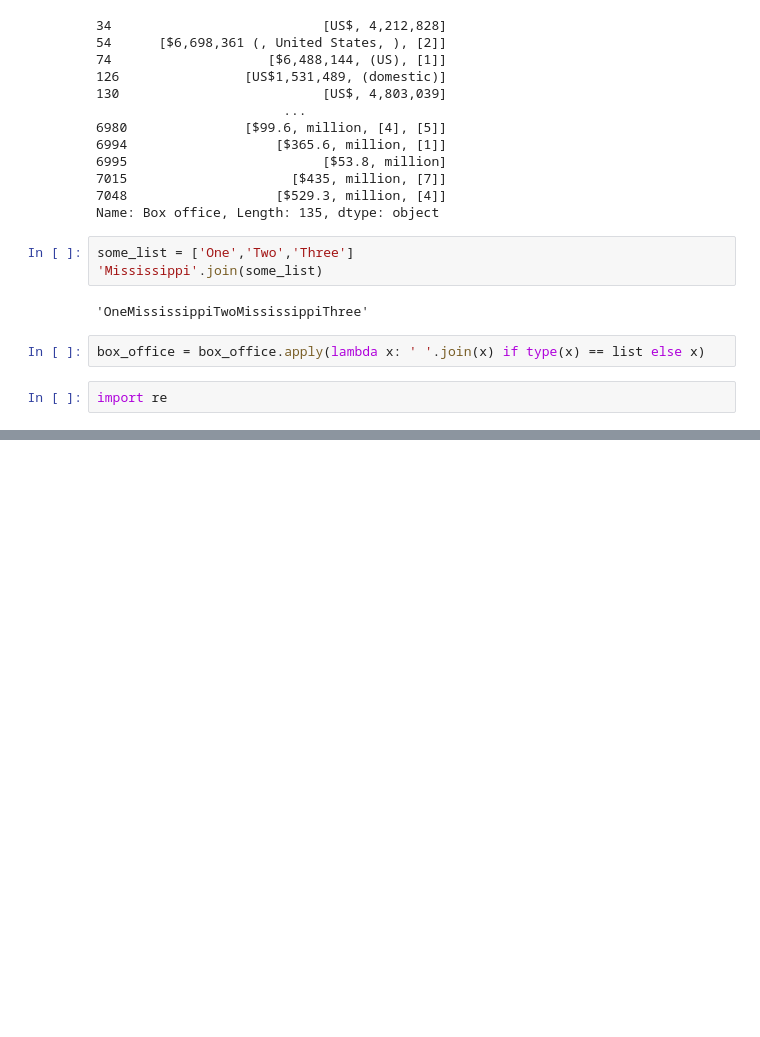
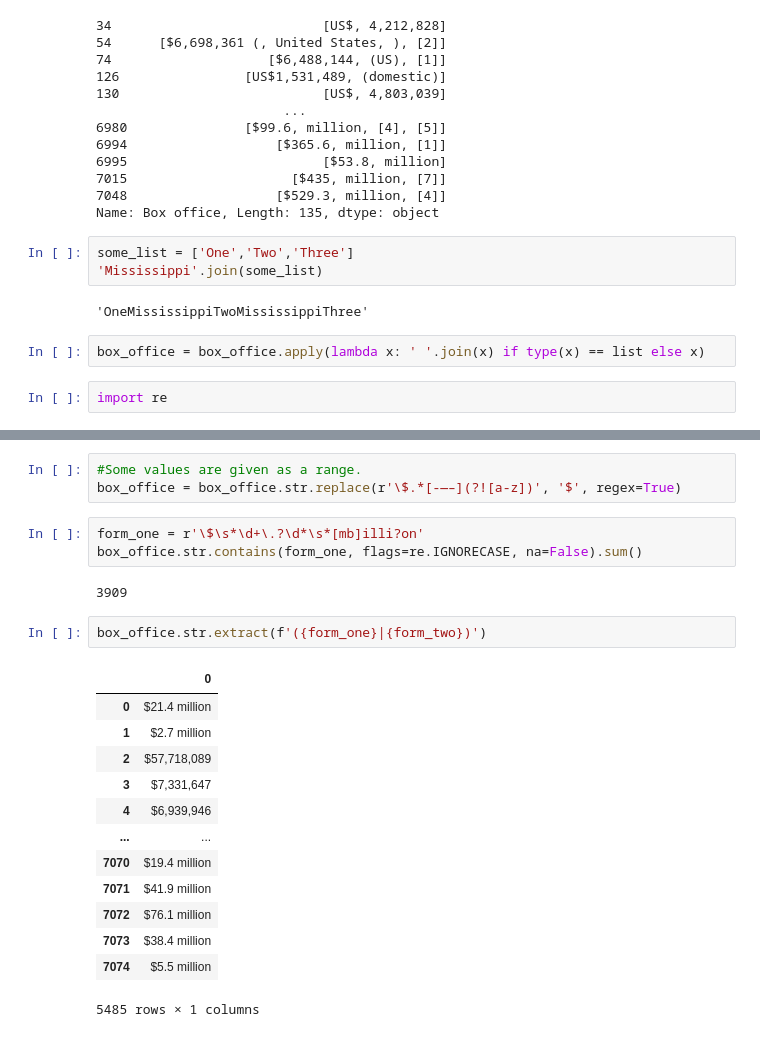
Before and after one commit to cemolina29/Movies-ETL, a Jupyter notebook: Extract the Wikipedia Movies JSON.ipynb, the cells around one changed output, grey strips where cells are left out. Saved outputs shown, nothing was run; the diff lists cells and outputs as text; blank space fills up the shorter version.

```diff
--- a/Extract the Wikipedia Movies JSON.ipynb
+++ b/Extract the Wikipedia Movies JSON.ipynb
@@ -434,0 +495,24 @@ import re
+# %%
+#Some values are given as a range.
+box_office = box_office.str.replace(r'\$.*[-—–](?![a-z])', '$', regex=True)
+# %%
+form_one = r'\$\s*\d+\.?\d*\s*[mb]illi?on'
+box_office.str.contains(form_one, flags=re.IGNORECASE, na=False).sum()
+# %% [output]
+3909
+# %%
+box_office.str.extract(f'({form_one}|{form_two})')
+# %% [output]
+|  | 0 |
+| 0 | $21.4 million |
+| 1 | $2.7 million |
+| 2 | $57,718,089 |
+| 3 | $7,331,647 |
+| 4 | $6,939,946 |
+| ... | ... |
+| 7070 | $19.4 million |
+| 7071 | $41.9 million |
+| 7072 | $76.1 million |
+| 7073 | $38.4 million |
+| 7074 | $5.5 million |
+5485 rows × 1 columns
```
Also changed, not shown: parts of 34 cells of this notebook.
